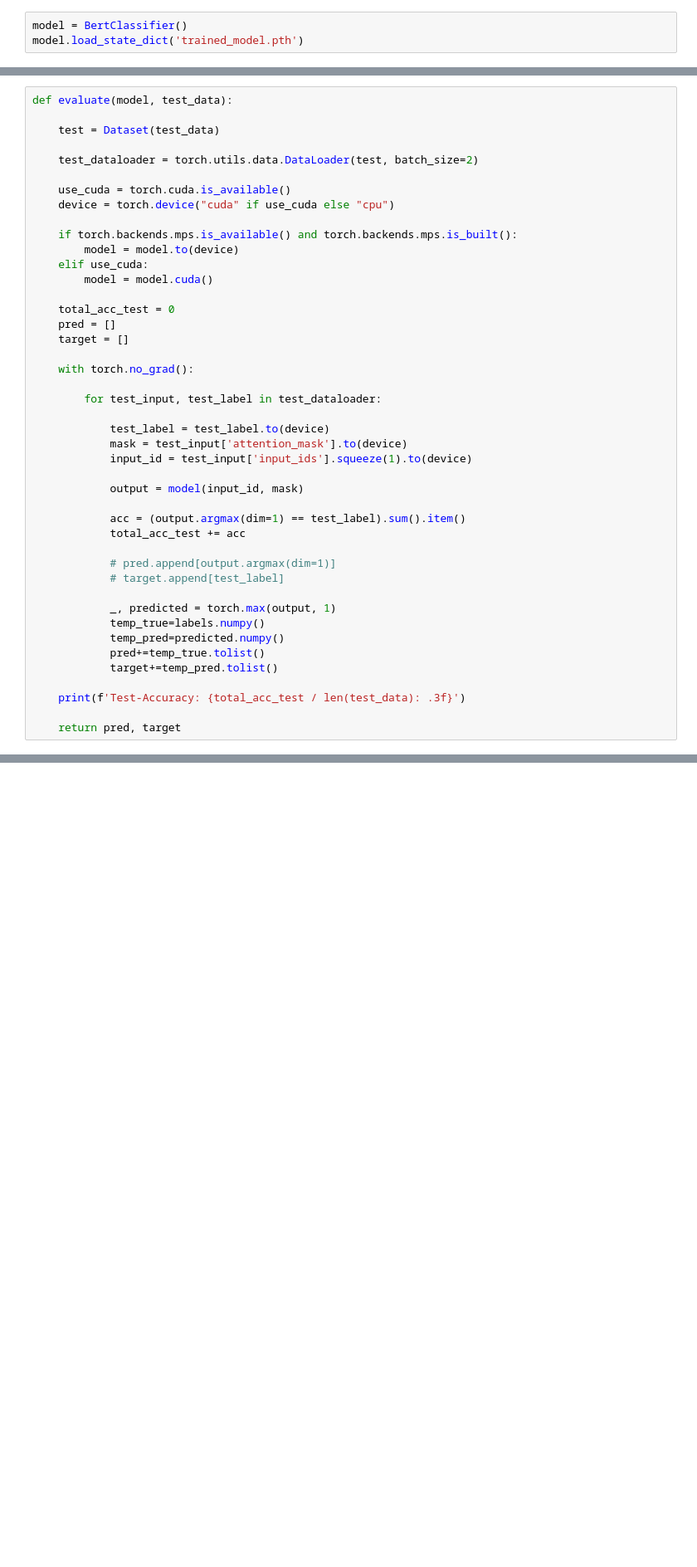
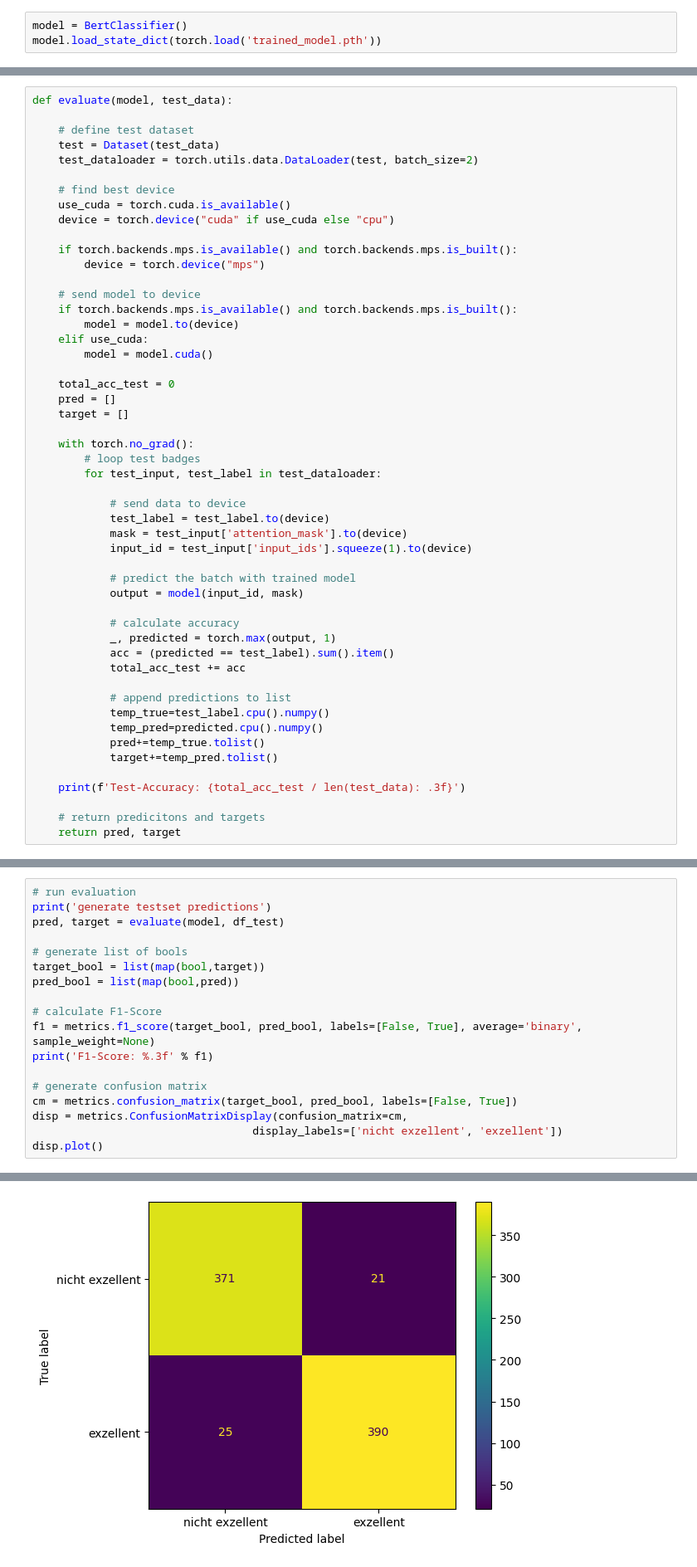
Before and after one commit to sobu02/Forschungsseminar, a Jupyter notebook: classification.ipynb, the cells around one changed output, grey strips where cells are left out. Shown at 83% size. Drawn from its saved outputs; the diff is of its cells as text; blank space fills up the shorter version.

```diff
--- a/classification.ipynb
+++ b/classification.ipynb
@@ -358,4 +471,4 @@ Alternativ kann auch ein bereits durch uns traniertes Modell geladen werden. Ein
 Dafür muss der nachfolgende Code-Block ausgeführt werden. Danach kann direkt mit der Evaluierung fortgesetzt werden.
 # %%
 model = BertClassifier()
-model.load_state_dict('trained_model.pth')
+model.load_state_dict(torch.load('trained_model.pth'))
@@ -454,13 +519,18 @@ torch.save(model.state_dict(), TRAINED_MODEL)
 # %%
 def evaluate(model, test_data):
 
+    # define test dataset
     test = Dataset(test_data)
-
     test_dataloader = torch.utils.data.DataLoader(test, batch_size=2)
 
+    # find best device
     use_cuda = torch.cuda.is_available()
     device = torch.device("cuda" if use_cuda else "cpu")
 
+    if torch.backends.mps.is_available() and torch.backends.mps.is_built():
+        device = torch.device("mps")
+
+    # send model to device
     if torch.backends.mps.is_available() and torch.backends.mps.is_built():
         model = model.to(device)
     elif use_cuda:
@@ -471,27 +541,29 @@ def evaluate(model, test_data):
     target = []
 
     with torch.no_grad():
-
+        # loop test badges
         for test_input, test_label in test_dataloader:
 
+            # send data to device
             test_label = test_label.to(device)
             mask = test_input['attention_mask'].to(device)
             input_id = test_input['input_ids'].squeeze(1).to(device)
 
+            # predict the batch with trained model
             output = model(input_id, mask)
 
-            acc = (output.argmax(dim=1) == test_label).sum().item()
+            # calculate accuracy
+            _, predicted = torch.max(output, 1)
+            acc = (predicted == test_label).sum().item()
             total_acc_test += acc
 
-            # pred.append[output.argmax(dim=1)]
-            # target.append[test_label]
-
-            _, predicted = torch.max(output, 1)
-            temp_true=labels.numpy()
-            temp_pred=predicted.numpy()
+            # append predictions to list
+            temp_true=test_label.cpu().numpy()
+            temp_pred=predicted.cpu().numpy()
             pred+=temp_true.tolist()
             target+=temp_pred.tolist()
 
     print(f'Test-Accuracy: {total_acc_test / len(test_data): .3f}')
 
+    # return predicitons and targets
     return pred, target
@@ -507,0 +570,19 @@ print('F1-Score: %s' % f1_score)
+# %%
+# run evaluation
+print('generate testset predictions')
+pred, target = evaluate(model, df_test)
+
+# generate list of bools
+target_bool = list(map(bool,target))
+pred_bool = list(map(bool,pred))
+
+# calculate F1-Score
+f1 = metrics.f1_score(target_bool, pred_bool, labels=[False, True], average='binary', sample_weight=None)
+print('F1-Score: %.3f' % f1)
+
+# generate confusion matrix
+cm = metrics.confusion_matrix(target_bool, pred_bool, labels=[False, True])
+disp = metrics.ConfusionMatrixDisplay(confusion_matrix=cm,
+                                  display_labels=['nicht exzellent', 'exzellent'])
+disp.plot()
+# %% [output]
@@ -508,2 +593,3 @@ print('F1-Score: %s' % f1_score)
+[figure, added]
 # %% [markdown]
 # Ergebnisse und Zusammenfassung
```
Also changed, not shown: parts of 35 cells of this notebook.
